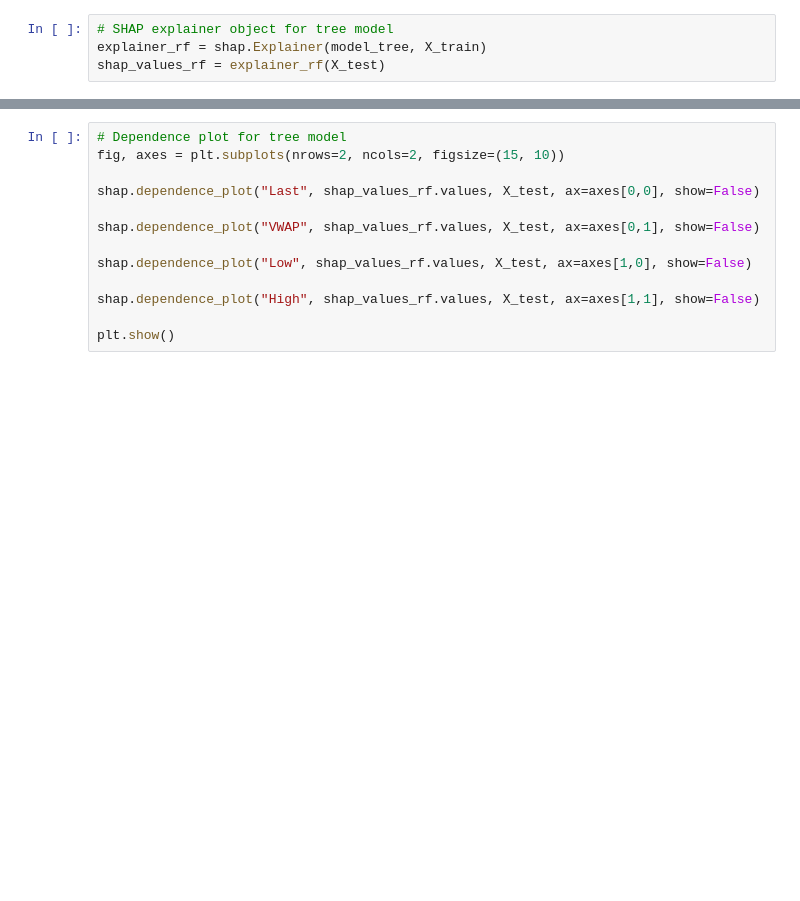
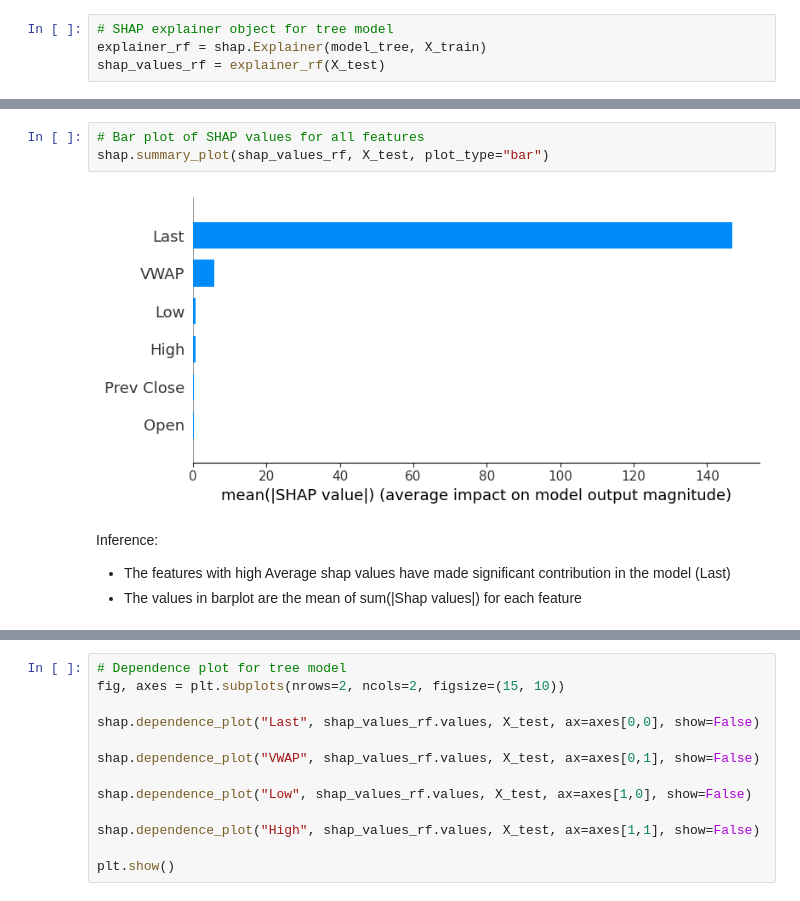
Before and after one commit to ChaudharyAnshul/Model_Interpretability_StockData, a Jupyter notebook: ModelInterpretability.ipynb, the cells around one changed output, grey strips where cells are left out. Saved outputs shown, nothing was run; the diff lists cells and outputs as text; blank space fills up the shorter version.

```diff
--- a/ModelInterpretability.ipynb
+++ b/ModelInterpretability.ipynb
@@ -600,3 +628,13 @@ shap_values_rf = explainer_rf(X_test)
+# %%
+# Bar plot of SHAP values for all features
+shap.summary_plot(shap_values_rf, X_test, plot_type="bar")
+# %% [output]
+[figure, added]
+# %% [markdown]
+Inference:
+
+* The features with high Average shap values have made significant contribution in the model (Last)
+* The values in barplot are the mean of sum(|Shap values|) for each feature
 # %%
 # Summary plot of SHAP values for all features
 shap.summary_plot(shap_values_rf, X_test)
```
Also changed, not shown: parts of 41 cells of this notebook.
